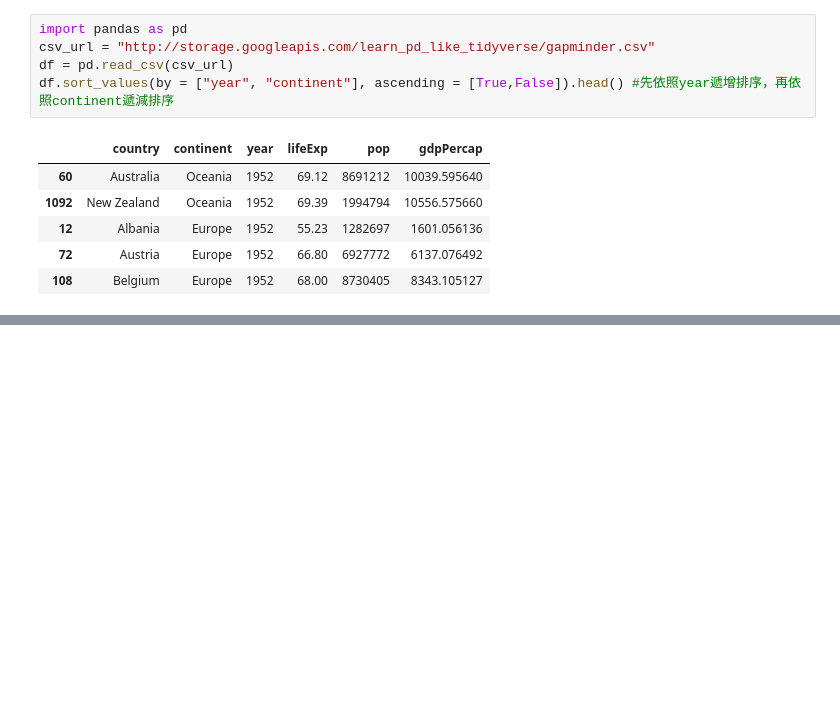
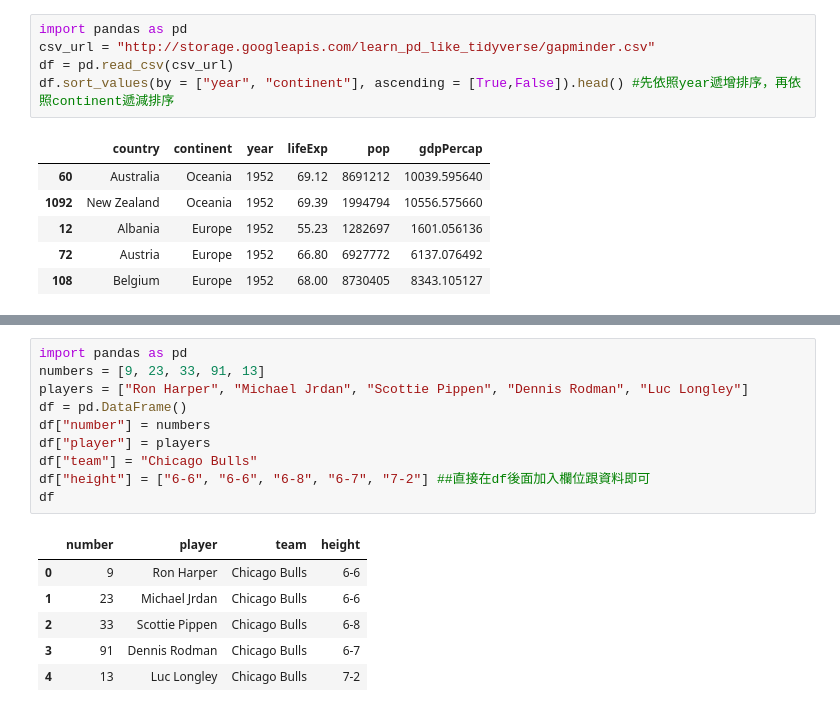
Before and after one commit to astalee812/Python-Practice, a Jupyter notebook: Data Science in Action.ipynb, the cells around one changed output, grey strips where cells are left out. Saved outputs shown, nothing was run; the diff lists cells and outputs as text; blank space fills up the shorter version.

```diff
--- a/Data Science in Action.ipynb
+++ b/Data Science in Action.ipynb
@@ -348,0 +366,17 @@ df.sort_values(by = ["year", "continent"], ascending = [True,False]).head() #先
+# %%
+import pandas as pd
+numbers = [9, 23, 33, 91, 13]
+players = ["Ron Harper", "Michael Jrdan", "Scottie Pippen", "Dennis Rodman", "Luc Longley"]
+df = pd.DataFrame()
+df["number"] = numbers
+df["player"] = players
+df["team"] = "Chicago Bulls"
+df["height"] = ["6-6", "6-6", "6-8", "6-7", "7-2"] ##直接在df後面加入欄位跟資料即可
+df
+# %% [output]
+|  | number | player | team | height |
+| 0 | 9 | Ron Harper | Chicago Bulls | 6-6 |
+| 1 | 23 | Michael Jrdan | Chicago Bulls | 6-6 |
+| 2 | 33 | Scottie Pippen | Chicago Bulls | 6-8 |
+| 3 | 91 | Dennis Rodman | Chicago Bulls | 6-7 |
+| 4 | 13 | Luc Longley | Chicago Bulls | 7-2 |
```
Also changed, not shown: parts of 4 cells of this notebook.
